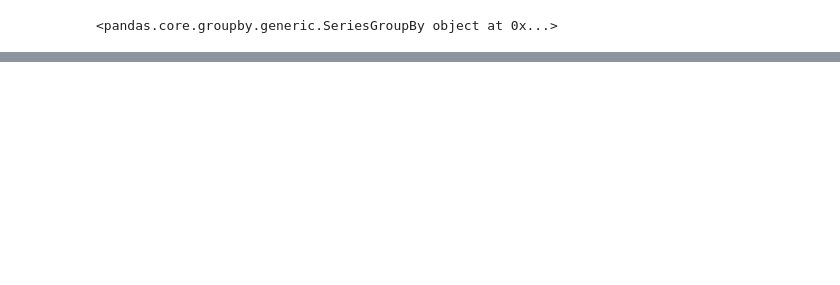
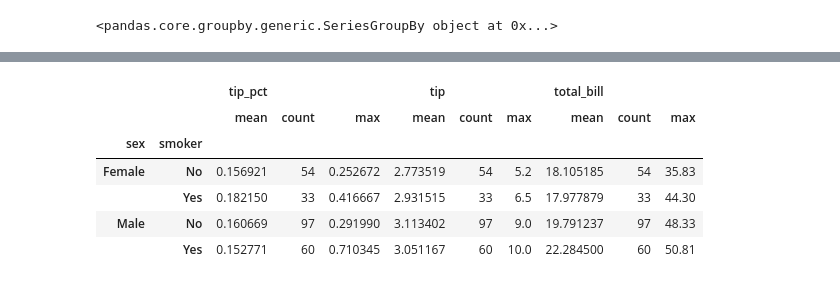
Before and after one commit to JanGin/pydata-book-learning, a Jupyter notebook: pydata-learning/ch9.ipynb, the cells around one changed output, grey strips where cells are left out. Saved outputs shown, nothing was run; the diff lists cells and outputs as text; code cells hidden in the pictures; blank space fills up the shorter version.

```diff
--- a/pydata-learning/ch9.ipynb
+++ b/pydata-learning/ch9.ipynb
@@ -52,0 +411,2 @@ means.unstack()
+# %%
+tips['tip_pct'] = tips['tip'] / tips['total_bill']
@@ -52,0 +427,3 @@ means.unstack()
+# %%
+grouped = tips.groupby(['sex', 'smoker'])
+grouped
@@ -52,0 +461,13 @@ means.unstack()
+# %%
+#对特定的列应用不同的函数
+funcs = ['mean', 'count', 'max']
+res = grouped['tip_pct', 'tip', 'total_bill'].agg(funcs)
+res
+# %% [output]
+|  |  | tip_pct |  |  | tip |  |  | total_bill |  |  |
+|  |  | mean | count | max | mean | count | max | mean | count | max |
+| sex | smoker |  |  |  |  |  |  |  |  |  |
+| Female | No | 0.156921 | 54 | 0.252672 | 2.773519 | 54 | 5.2 | 18.105185 | 54 | 35.83 |
+|  | Yes | 0.182150 | 33 | 0.416667 | 2.931515 | 33 | 6.5 | 17.977879 | 33 | 44.30 |
+| Male | No | 0.160669 | 97 | 0.291990 | 3.113402 | 97 | 9.0 | 19.791237 | 97 | 48.33 |
+|  | Yes | 0.152771 | 60 | 0.710345 | 3.051167 | 60 | 10.0 | 22.284500 | 60 | 50.81 |
```
Also changed, not shown: parts of 63 cells of this notebook.
